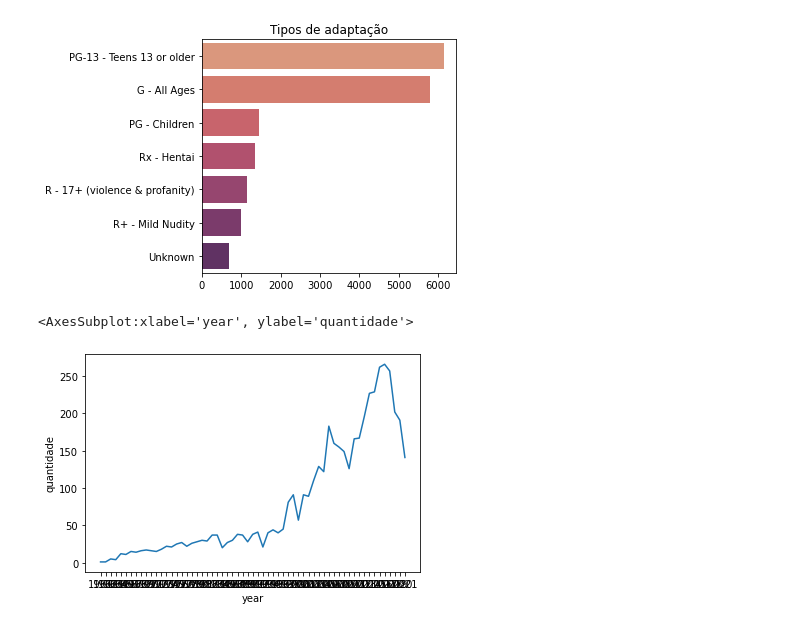
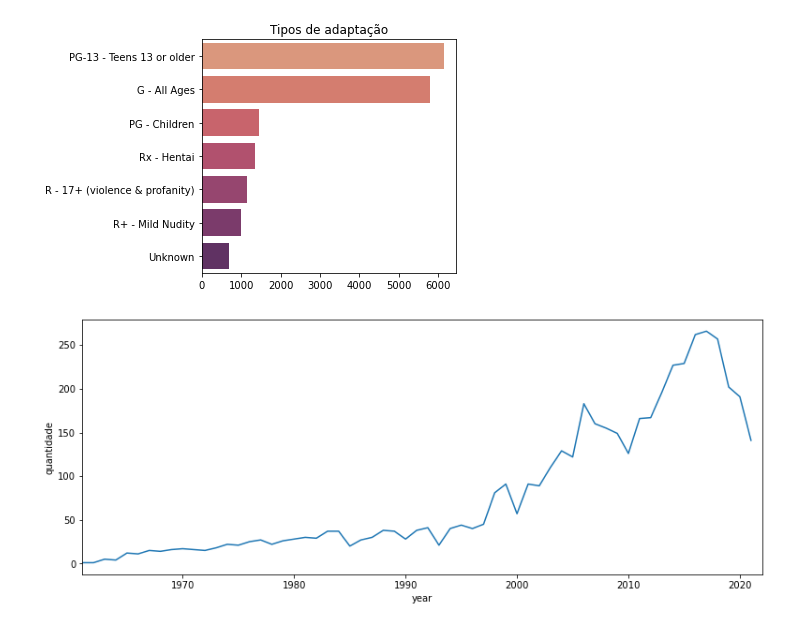
Before and after one commit to FLPSP/Anime-Recommender-System, a Jupyter notebook: recommender_system.ipynb, the cells around one changed output. Saved outputs shown, nothing was run; the diff lists cells and outputs as text; code cells hidden in the pictures.

```diff
--- a/recommender_system.ipynb
+++ b/recommender_system.ipynb
@@ -49,14 +55,17 @@ Data columns (total 35 columns):
 dtypes: int64(9), object(26)
 memory usage: 4.7+ MB
 # %%
-#renomeando as features e transformando tudo em minúsculo para facilitar a utilização
+# Renomeando as features e transformando tudo em minúsculo para facilitar a utilização
 df_animes.rename(columns = {'MAL_ID':'anime_id'}, inplace=True)
 df_animes.rename(columns = str.lower, inplace = True)
 columns = ['anime_id','name','premiered', 'score','genres','type', 'episodes', 'studios','source','rating','popularity',\
-          'members','completed','on-hold','dropped']
+          'members','completed','on-hold','dropped', 'members']
 df_animes = df_animes[columns]
 
-#separando a feature premiered em season e year e posteriormente dropando ela
+# Reparando a feature premiered em season e year e posteriormente dropando ela
 df_animes[['season','year']] = df_animes['premiered'].str.split(' ', n=1, expand=True) \
                                 .rename(columns={0:'season',1:'year'})
 df_animes.drop('premiered', axis=1, inplace=True)
+
+# Transformando a coluna year em int
+df_animes['year'] = pd.to_numeric(df_animes['year'])
@@ -142,10 +188,14 @@ for feature in ['type','source','rating']:
 [figure]
 [figure]
 # %%
+# Visualizando o crescimento da produção de animes
 year = pd.DataFrame(df_animes['year'].groupby(df_animes['year']).count()).rename(columns={'year':'quantidade'})
 sns.lineplot(data=year,
                x=year.index,
-               y=year['quantidade'])
+               y=year['quantidade']);
+
+## Ajuste de tamanho do gráfico
+plt.gcf().set_size_inches(13, 5);
+plt.xlim(1961,2022);
 # %% [output]
-<AxesSubplot:xlabel='year', ylabel='quantidade'>
-[figure, old version]
+[figure, new version]
```
Also changed, not shown: parts of 10 cells of this notebook.
